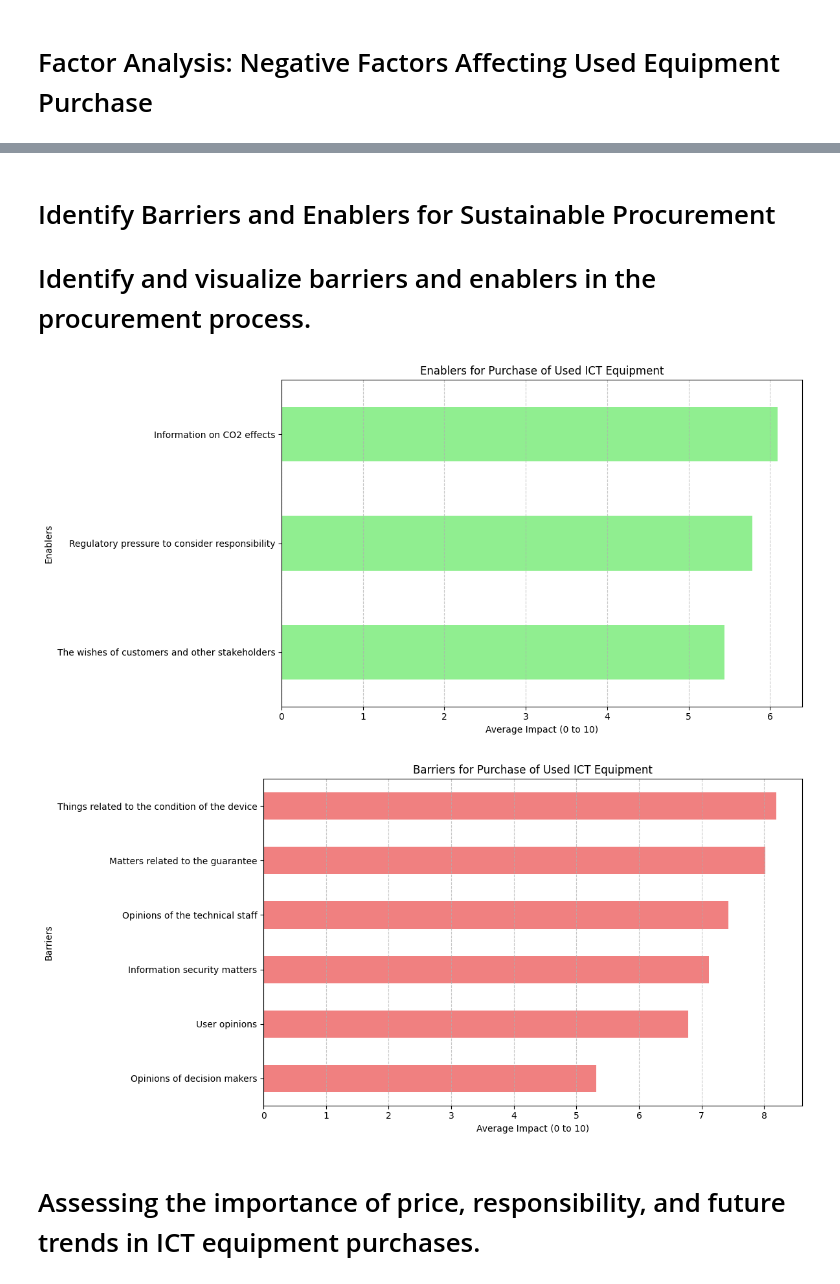
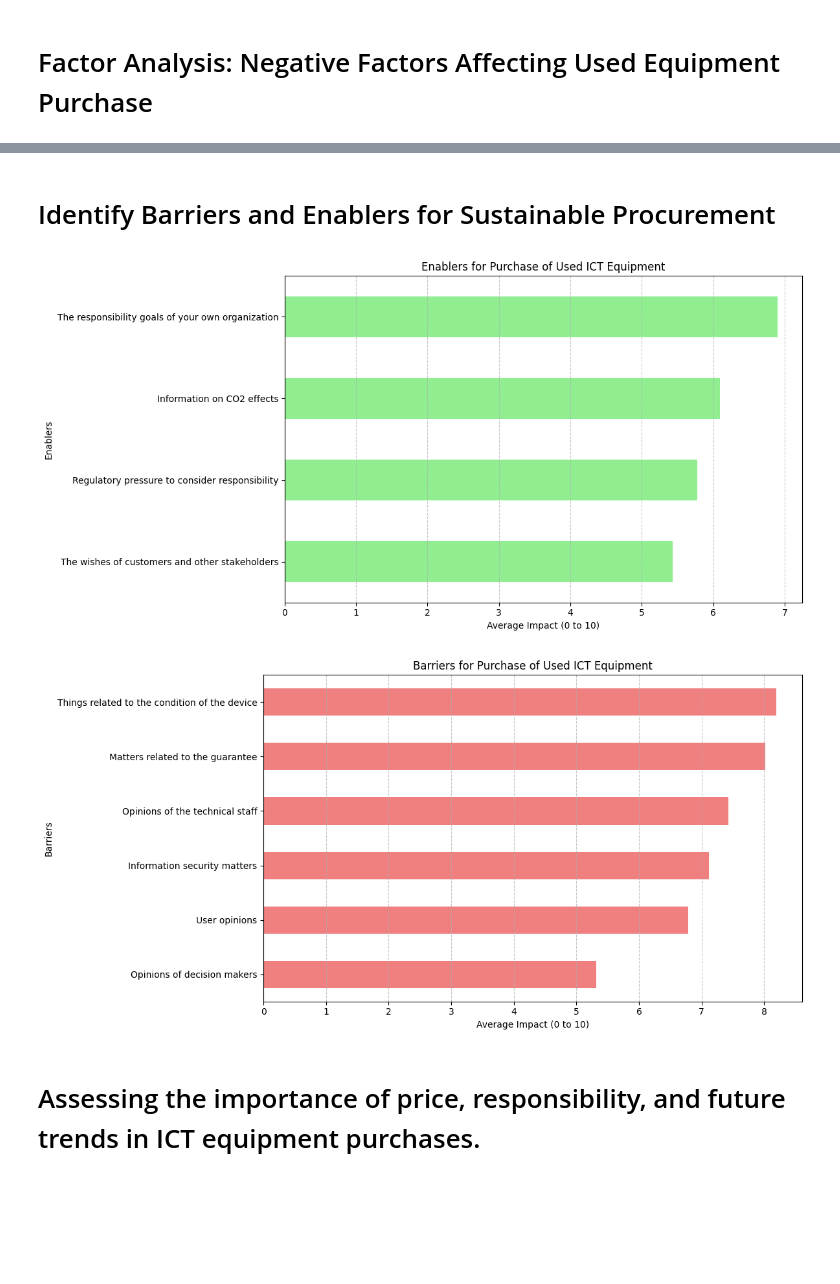
Before and after one commit to ProArif/Thesis, a Jupyter notebook: SurveyAnalysis.ipynb, the cells around one changed output, grey strips where cells are left out. Saved outputs shown, nothing was run; the diff lists cells and outputs as text; code cells hidden in the pictures; blank space fills up the shorter version.

Commit message:
corr responsibility by company size

```diff
--- a/SurveyAnalysis.ipynb
+++ b/SurveyAnalysis.ipynb
@@ -372,12 +410,12 @@ plt.show()
 # %% [markdown]
 # Identify Barriers and Enablers for Sustainable Procurement
-# Identify and visualize barriers and enablers in the procurement process.
 # %%
 # Define enablers and barriers
 enablers = [
     'Information on CO2 effects',
     'Regulatory pressure to consider responsibility',
-    'The wishes of customers and other stakeholders'
+    'The wishes of customers and other stakeholders',
+    'The responsibility goals of your own organization'
 ]
 
 # Calculate mean impact score for each enabler
@@ -389,34 +427,34 @@ enabler_means.sort_values().plot(kind='barh', color='lightgreen')
 plt.title('Enablers for Purchase of Used ICT Equipment')
 plt.xlabel('Average Impact (0 to 10)')
 plt.ylabel('Enablers')
 plt.grid(axis='x', linestyle='--', alpha=0.7)
 plt.tight_layout()
 plt.show()
 
 # Define barriers
 barriers = [
     'Information security matters',
     'Matters related to the guarantee',
     'Things related to the condition of the device',
     'Opinions of decision makers',
     'Opinions of the technical staff',
     'User opinions'
 ]
 
 # Calculate mean impact score for each barrier
 barrier_means = data[barriers].mean()
 
 # Plotting Barriers
 plt.figure(figsize=(12, 6))
 barrier_means.sort_values().plot(kind='barh', color='lightcoral')
 plt.title('Barriers for Purchase of Used ICT Equipment')
 plt.xlabel('Average Impact (0 to 10)')
 plt.ylabel('Barriers')
 plt.grid(axis='x', linestyle='--', alpha=0.7)
 plt.tight_layout()
 plt.show()
 # %% [output]
-[figure, old version]
+[figure, new version]
 [figure]
 # %% [markdown]
 # Assessing the importance of price, responsibility, and future trends in ICT equipment purchases.
```
Also changed, not shown: parts of 7 cells of this notebook.
